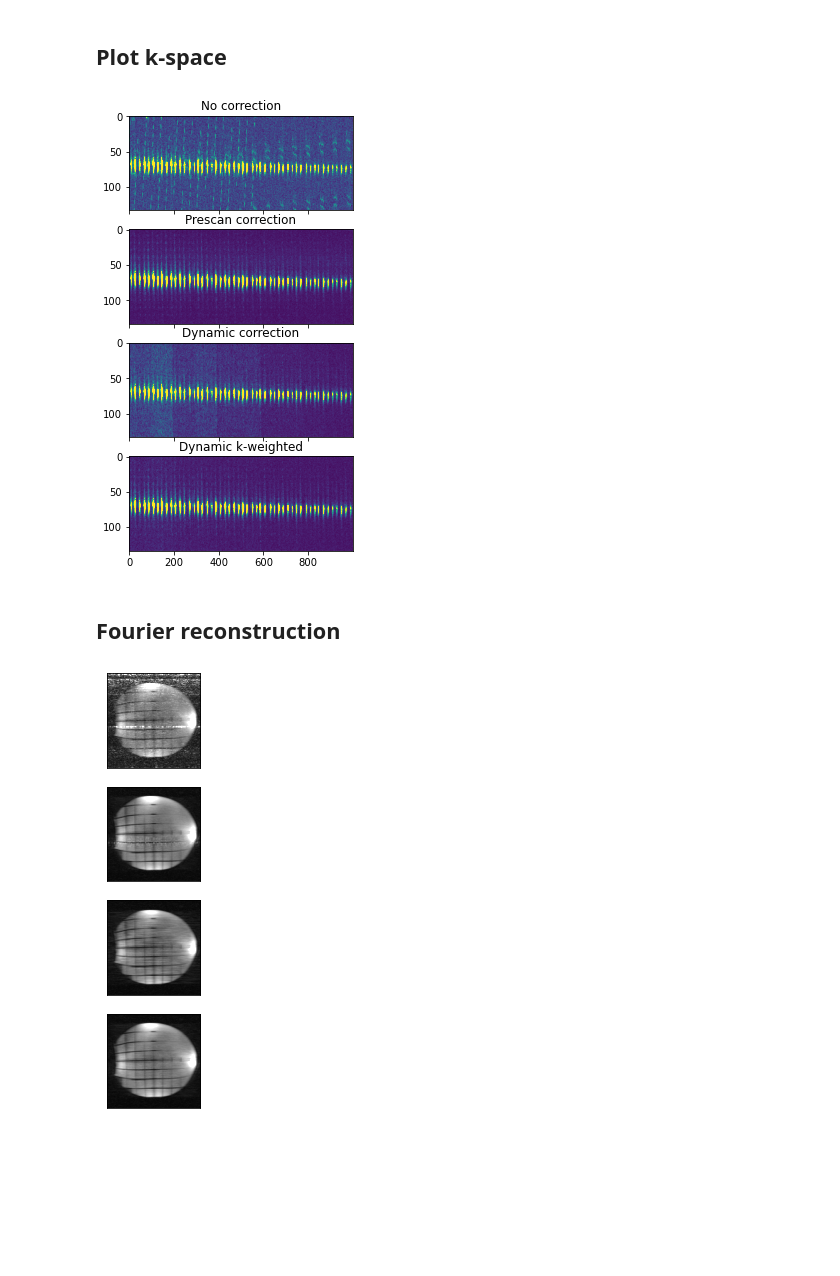
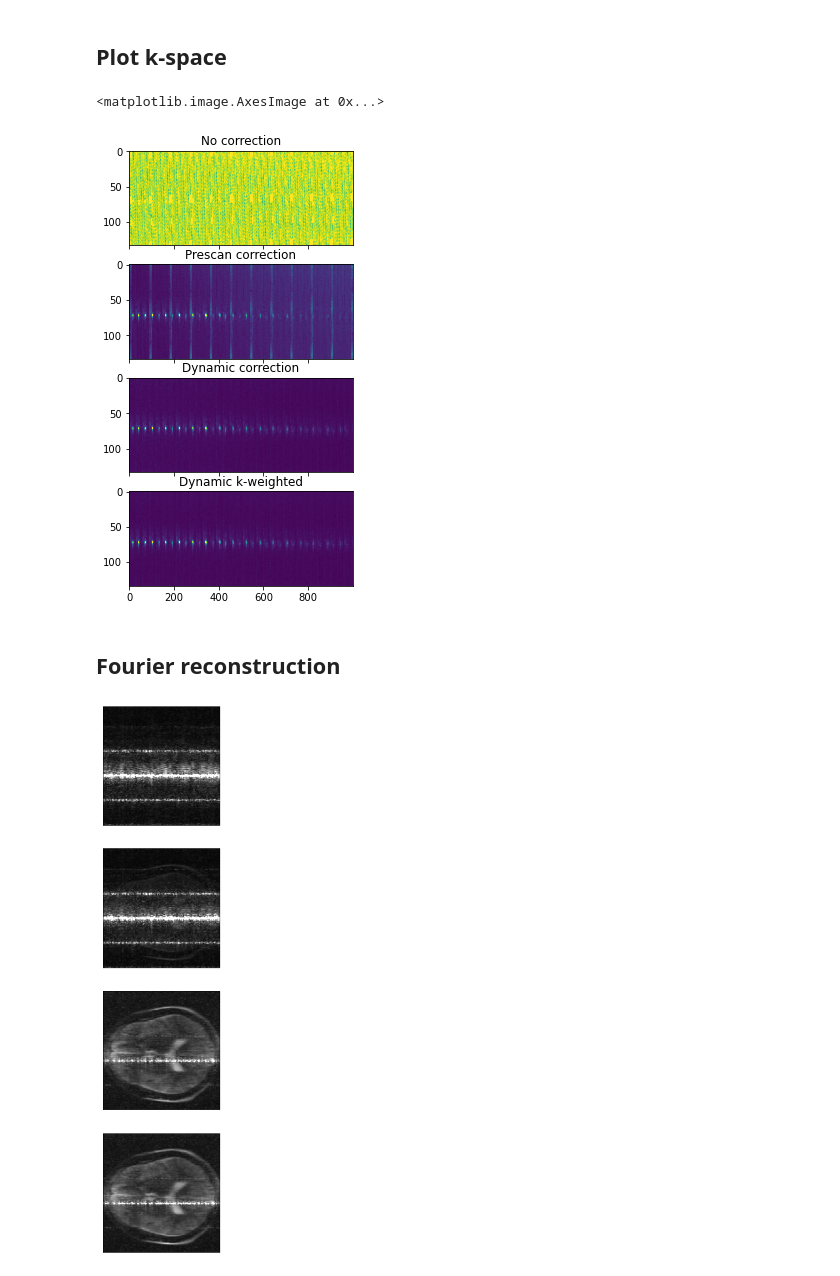
Before and after one commit to haddoc/mrir, a Jupyter notebook: notebooks/correct_image.ipynb, the cells around one changed output. Cells and saved outputs as stored; diff of their text form; code cells hidden in the pictures; blank space fills up the shorter version.

```diff
--- a/notebooks/correct_image.ipynb
+++ b/notebooks/correct_image.ipynb
@@ -10,11 +10,13 @@ import matplotlib.pyplot as plt
 # %% [markdown]
 ## Data import
 # %%
-file_name = "../data/fse_phantom.h5"
+file_name = "../data/fse_ecg_trim.h5"
 data, index, metadata = read_raw(file_name)
 # Channel definitions
 num_channels_all = metadata['console']['adc']['number_channels']
 num_channels_signal = metadata['rf']['receive']['num_signal_channels']
+select_channels_signal = np.arange(num_channels_signal)
+select_channels_noise = np.arange(num_channels_signal, num_channels_all)
 # Encoding
 matrix_size = metadata['sequence']['encoding']['matrix_size']
 k_x = index['scan']['encoding_1']
@@ -28,8 +30,8 @@ data_prescan = data['noise']
 # Static method: compute coefficients from a noise-only prescan
 rej_static = InterferenceReject(
     use_prescan=True,
-    channels_signal=num_channels_signal,
-    channels_all=num_channels_all,
+    channels_signal=select_channels_signal,
+    channels_noise=select_channels_noise,
     num_freq_bins=matrix_size[0],
 )
 data_cor_static = rej_static.apply(scan_raw=data_scan, prescan_raw=data_prescan)
@@ -42,8 +44,8 @@ lines_per_bin = int(np.round(num_lines_acq / num_bins))
 bin_index = lines_per_bin * np.arange(num_bins)
 bin_index = np.concatenate((bin_index, [num_lines_acq - 1]))
 rej_dynamic = InterferenceReject(
-    channels_signal=num_channels_signal,
-    channels_all=num_channels_all,
+    channels_signal=select_channels_signal,
+    channels_noise=select_channels_noise,
     num_freq_bins=matrix_size[0],
 )
 data_cor_dynamic = np.zeros([data_scan.shape[0], num_channels_signal, data_scan.shape[2]], dtype=np.complex64)
@@ -54,8 +56,8 @@ for _b in range(num_bins):
 # Dynamic with k-space weighting
 rej_weighted = InterferenceReject(
     use_weights=True,
-    channels_signal=num_channels_signal,
-    channels_all=num_channels_all,
+    channels_signal=select_channels_signal,
+    channels_noise=select_channels_noise,
     num_freq_bins=matrix_size[0],
 )
 data_cor_weights = np.zeros([data_scan.shape[0], num_channels_signal, data_scan.shape[2]], dtype=np.complex64)
@@ -70,16 +72,17 @@ n_lines = 1000
 max_k = np.max(np.abs(data_cor_static))
 fig, ax = plt.subplots(nrows=4, ncols=1, sharex=True, figsize=(4,8))
 ax[0].set_title("No correction")
-ax[0].imshow(np.squeeze(np.abs(data['scan'][:n_lines, ch, :])).T, aspect='auto', vmin=0, vmax=max_k/30)
+ax[0].imshow(np.squeeze(np.abs(data['scan'][:n_lines, ch, :])).T, aspect='auto', vmin=0, vmax=max_k/5)
 ax[1].set_title("Prescan correction")
-ax[1].imshow(np.squeeze(np.abs(data_cor_static[:n_lines, ch, :])).T, aspect='auto', vmin=0, vmax=max_k/30)
+ax[1].imshow(np.squeeze(np.abs(data_cor_static[:n_lines, ch, :])).T, aspect='auto', vmin=0, vmax=max_k/5)
 ax[2].set_title("Dynamic correction")
-ax[2].imshow(np.squeeze(np.abs(data_cor_dynamic[:n_lines, ch, :])).T, aspect='auto', vmin=0, vmax=max_k/30)
+ax[2].imshow(np.squeeze(np.abs(data_cor_dynamic[:n_lines, ch, :])).T, aspect='auto', vmin=0, vmax=max_k/5)
 ax[3].set_title("Dynamic k-weighted")
-ax[3].imshow(np.squeeze(np.abs(data_cor_weights[:n_lines, ch, :])).T, aspect='auto', vmin=0, vmax=max_k/30)
-fig.savefig("methods_rejection_kspace.tif", dpi=600, format="tiff")
+ax[3].imshow(np.squeeze(np.abs(data_cor_weights[:n_lines, ch, :])).T, aspect='auto', vmin=0, vmax=max_k/5)
+# fig.savefig("methods_rejection_kspace.tif", dpi=600, format="tiff")
 # %% [output]
+<matplotlib.image.AxesImage at 0x...>
-[figure, old version]
+[figure, new version]
 # %% [markdown]
 ## Fourier reconstruction
 # %%
@@ -103,20 +106,20 @@ for _f in range(spec_scan.shape[-1]):
 # %%
 # Plot data
 sos_nocor = np.sqrt(np.sum(np.abs(img_nocor) ** 2, axis=-1))
 sos_cor_static = np.sqrt(np.sum(np.abs(img_cor_static) ** 2, axis=-1))
 sos_cor_dynamic = np.sqrt(np.sum(np.abs(img_cor_dynamic) ** 2, axis=-1))
 sos_cor_weights = np.sqrt(np.sum(np.abs(img_cor_weights) ** 2, axis=-1))
 
-max_I = 0.6*np.max(np.abs(sos_cor_static))
+scaling = 5
 slc = 17
-fig, ax = plt.subplots(nrows=4, ncols=1, figsize=(2,8))
-ax[0].imshow(np.abs(sos_nocor[:, :, slc]), cmap='gray', vmin=0, vmax=max_I)
-ax[1].imshow(np.abs(sos_cor_static[:, :, slc]), cmap='gray', vmin=0, vmax=max_I)
-ax[2].imshow(np.abs(sos_cor_dynamic[:, :, slc]), cmap='gray', vmin=0, vmax=max_I)
-ax[3].imshow(np.abs(sos_cor_weights[:, :, slc]), cmap='gray', vmin=0, vmax=max_I)
+fig, ax = plt.subplots(nrows=4, ncols=1, figsize=(4,16))
+ax[0].imshow(np.abs(sos_nocor[:, :, slc]), cmap='gray', vmin=0, vmax=scaling * np.mean(sos_nocor))
+ax[1].imshow(np.abs(sos_cor_static[:, :, slc]), cmap='gray', vmin=0, vmax=scaling * np.mean(sos_cor_static))
+ax[2].imshow(np.abs(sos_cor_dynamic[:, :, slc]), cmap='gray', vmin=0, vmax=scaling * np.mean(sos_cor_dynamic))
+ax[3].imshow(np.abs(sos_cor_weights[:, :, slc]), cmap='gray', vmin=0, vmax=scaling * np.mean(sos_cor_weights))
 for a in ax:
     a.set_xticks([])
     a.set_yticks([])
-fig.savefig("methods_rejection_image.tif", dpi=600, format="tiff")
+# fig.savefig("methods_rejection_image.tif", dpi=600, format="tiff")
 # %% [output]
-[figure, old version]
+[figure, new version]
```
Also changed, not shown: 6 other files.
